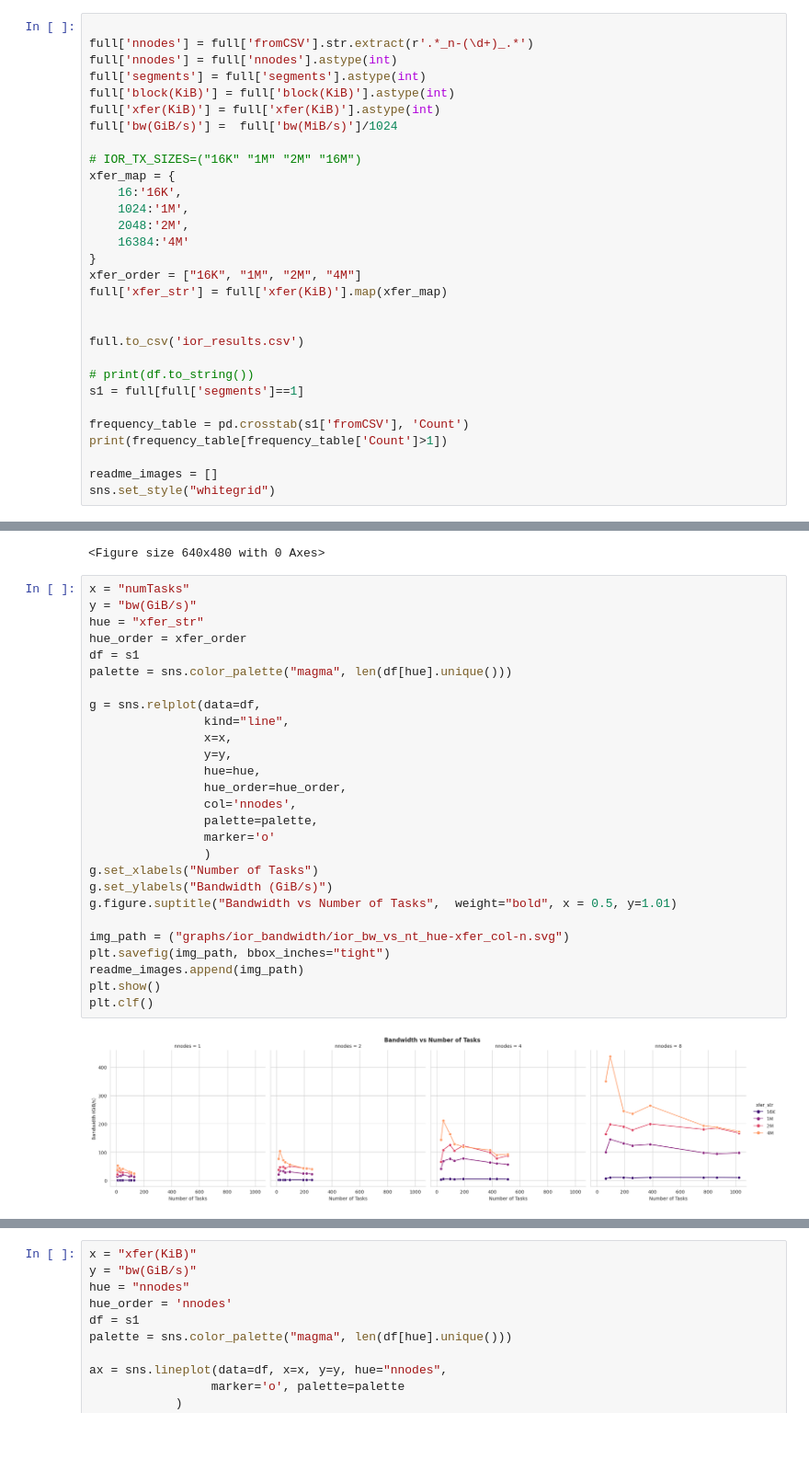
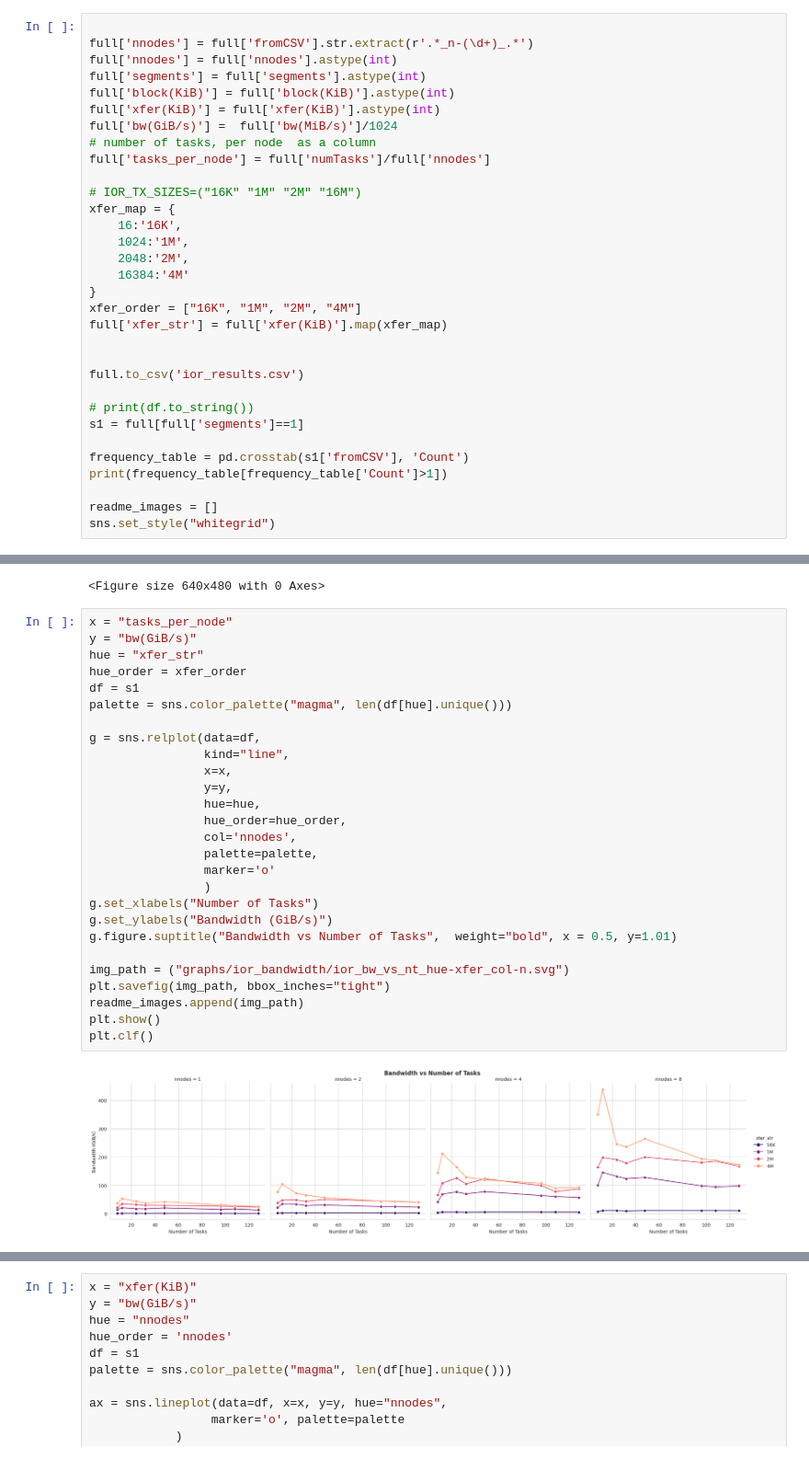
Before and after one commit to cissieAB/daos-benchmarking, a Jupyter notebook: plot_ior.ipynb, the cells around one changed output, grey strips where cells are left out. Shown: that part at 92% size. Saved outputs shown, nothing was run; the diff lists cells and outputs as text.

```diff
--- a/plot_ior.ipynb
+++ b/plot_ior.ipynb
@@ -37,6 +37,8 @@ full['segments'] = full['segments'].astype(int)
 full['block(KiB)'] = full['block(KiB)'].astype(int)
 full['xfer(KiB)'] = full['xfer(KiB)'].astype(int)
 full['bw(GiB/s)'] =  full['bw(MiB/s)']/1024
+# number of tasks, per node  as a column
+full['tasks_per_node'] = full['numTasks']/full['nnodes']
 
 # IOR_TX_SIZES=("16K" "1M" "2M" "16M")
 xfer_map = {
@@ -107,34 +109,34 @@ plt.clf()
 [figure]
 <Figure size 640x480 with 0 Axes>
 # %%
-x = "numTasks"
+x = "tasks_per_node"
 y = "bw(GiB/s)"
 hue = "xfer_str"
 hue_order = xfer_order
 df = s1
 palette = sns.color_palette("magma", len(df[hue].unique()))
 
 g = sns.relplot(data=df,
                 kind="line",
                 x=x,
                 y=y,
                 hue=hue,
                 hue_order=hue_order,
                 col='nnodes',
                 palette=palette,
                 marker='o'
                 )
 g.set_xlabels("Number of Tasks")
 g.set_ylabels("Bandwidth (GiB/s)")
 g.figure.suptitle("Bandwidth vs Number of Tasks",  weight="bold", x = 0.5, y=1.01)
 
 img_path = ("graphs/ior_bandwidth/ior_bw_vs_nt_hue-xfer_col-n.svg")
 plt.savefig(img_path, bbox_inches="tight")
 readme_images.append(img_path)
 plt.show()
 plt.clf()
 # %% [output]
-[figure, old version]
+[figure, new version]
 <Figure size 640x480 with 0 Axes>
 # %%
 x = "xfer(KiB)"
```
Also changed, not shown: parts of 1 cell of this notebook, 11 other files.
